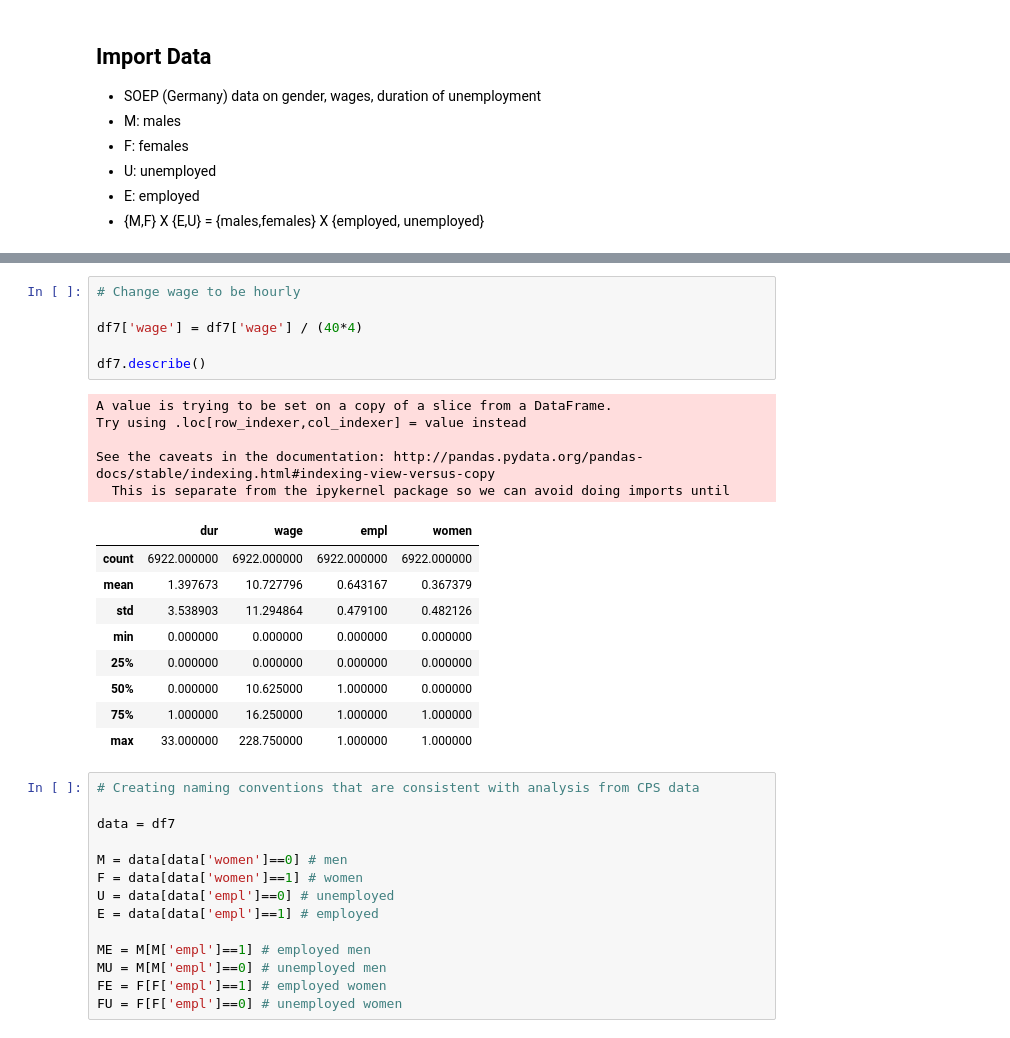
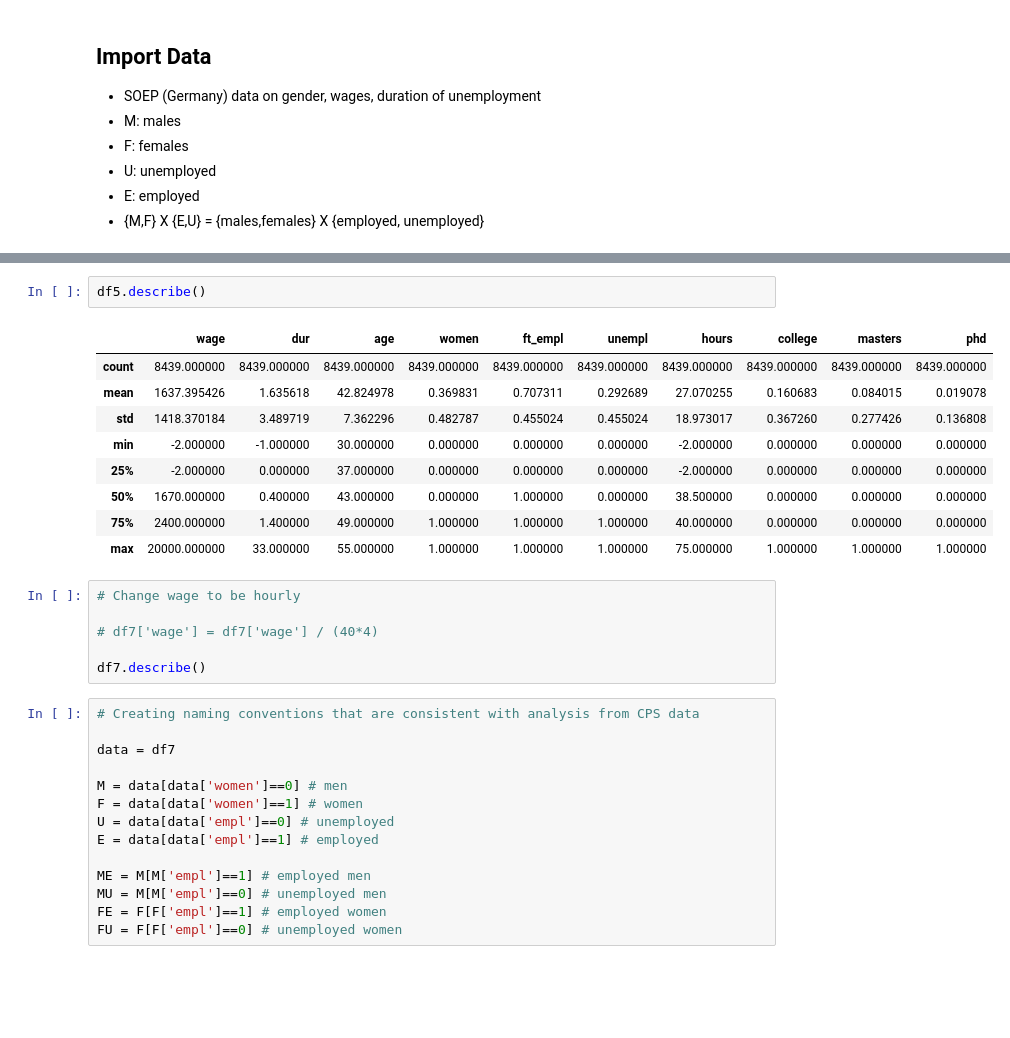
Before and after one commit to meganmccoy/masters-thesis, a Jupyter notebook: notebook/882_SOEP_Replication.ipynb, the cells around one changed output, grey strips where cells are left out. Drawn from its saved outputs; the diff is of its cells as text; blank space fills up the shorter version.

Commit message:
Included edu, hours data; working on inclusion conditions

```diff
--- a/notebook/882_SOEP_Replication.ipynb
+++ b/notebook/882_SOEP_Replication.ipynb
@@ -94,24 +114,21 @@ See the caveats in the documentation: http://pandas.pydata.org/pandas-docs/stabl
+# %%
+df5.describe()
+# %% [output]
+|  | wage | dur | age | women | ft_empl | unempl | hours | college | masters | phd |
+| count | 8439.000000 | 8439.000000 | 8439.000000 | 8439.000000 | 8439.000000 | 8439.000000 | 8439.000000 | 8439.000000 | 8439.000000 | 8439.000000 |
+| mean | 1637.395426 | 1.635618 | 42.824978 | 0.369831 | 0.707311 | 0.292689 | 27.070255 | 0.160683 | 0.084015 | 0.019078 |
+| std | 1418.370184 | 3.489719 | 7.362296 | 0.482787 | 0.455024 | 0.455024 | 18.973017 | 0.367260 | 0.277426 | 0.136808 |
+| min | -2.000000 | -1.000000 | 30.000000 | 0.000000 | 0.000000 | 0.000000 | -2.000000 | 0.000000 | 0.000000 | 0.000000 |
+| 25% | -2.000000 | 0.000000 | 37.000000 | 0.000000 | 0.000000 | 0.000000 | -2.000000 | 0.000000 | 0.000000 | 0.000000 |
+| 50% | 1670.000000 | 0.400000 | 43.000000 | 0.000000 | 1.000000 | 0.000000 | 38.500000 | 0.000000 | 0.000000 | 0.000000 |
+| 75% | 2400.000000 | 1.400000 | 49.000000 | 1.000000 | 1.000000 | 1.000000 | 40.000000 | 0.000000 | 0.000000 | 0.000000 |
+| max | 20000.000000 | 33.000000 | 55.000000 | 1.000000 | 1.000000 | 1.000000 | 75.000000 | 1.000000 | 1.000000 | 1.000000 |
 # %%
 # Change wage to be hourly
 
-df7['wage'] = df7['wage'] / (40*4)
+# df7['wage'] = df7['wage'] / (40*4)
 
 df7.describe()
-# %% [output]
-A value is trying to be set on a copy of a slice from a DataFrame.
-Try using .loc[row_indexer,col_indexer] = value instead
-
-See the caveats in the documentation: http://pandas.pydata.org/pandas-docs/stable/indexing.html#indexing-view-versus-copy
-  This is separate from the ipykernel package so we can avoid doing imports until
-|  | dur | wage | empl | women |
-| count | 6922.000000 | 6922.000000 | 6922.000000 | 6922.000000 |
-| mean | 1.397673 | 10.727796 | 0.643167 | 0.367379 |
-| std | 3.538903 | 11.294864 | 0.479100 | 0.482126 |
-| min | 0.000000 | 0.000000 | 0.000000 | 0.000000 |
-| 25% | 0.000000 | 0.000000 | 0.000000 | 0.000000 |
-| 50% | 0.000000 | 10.625000 | 1.000000 | 0.000000 |
-| 75% | 1.000000 | 16.250000 | 1.000000 | 1.000000 |
-| max | 33.000000 | 228.750000 | 1.000000 | 1.000000 |
 # %%
 # Creating naming conventions that are consistent with analysis from CPS data
 
```
Also changed, not shown: parts of 18 cells of this notebook.
